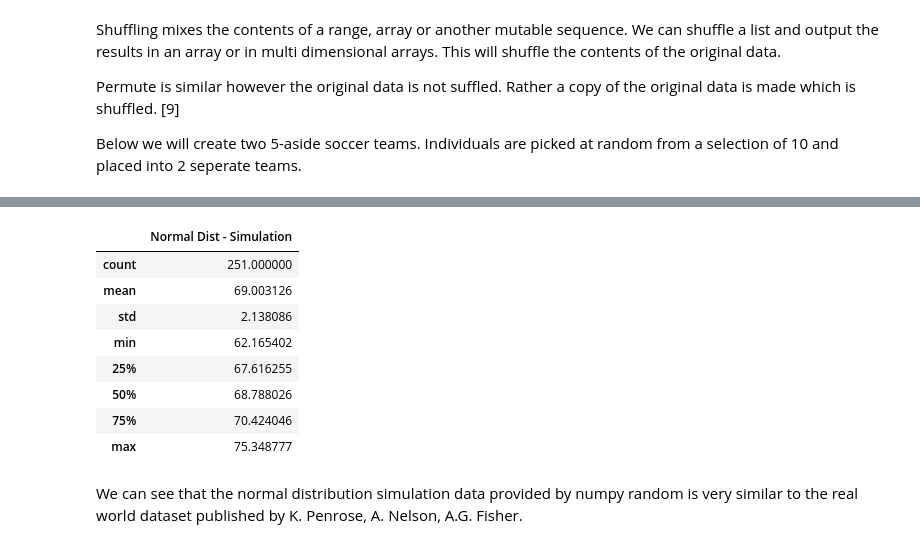
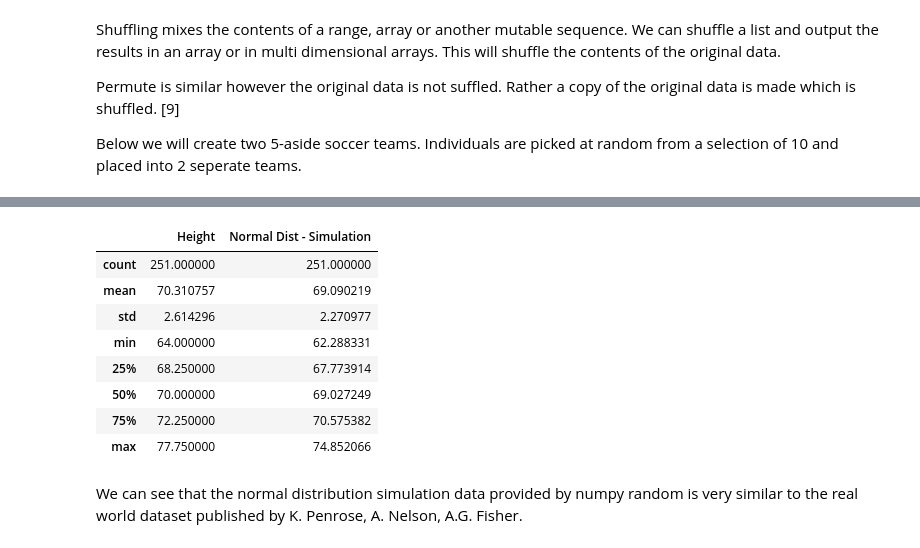
Before and after one commit to RYANCOX00/Prog_DA, a Jupyter notebook: Numpy_Random.ipynb, the cells around one changed output, grey strips where cells are left out. Saved outputs shown, nothing was run; the diff lists cells and outputs as text; code cells hidden in the pictures.

```diff
--- a/Numpy_Random.ipynb
+++ b/Numpy_Random.ipynb
@@ -237,19 +233,21 @@ height.describe()
 # %%
 # Storing the random stimulated data in a dataframe and labelling.
-df_describe = pd.DataFrame(normal)
-df_describe.columns =['Normal Dist - Simulation']
-
-# Running summary data for the stimulated data.
-df_describe.describe()
+normal_df = pd.DataFrame(normal)
+normal_df.columns =['Normal Dist - Simulation']
-# %% [output]
-|  | Normal Dist - Simulation |
-| count | 251.000000 |
-| mean | 69.003126 |
-| std | 2.138086 |
-| min | 62.165402 |
-| 25% | 67.616255 |
-| 50% | 68.788026 |
-| 75% | 70.424046 |
-| max | 75.348777 |
-# %% [markdown]
-We can see that the normal distribution simulation data provided by numpy random is very similar to the real world dataset published by K. Penrose, A. Nelson, A.G. Fisher.
+# %%
+# Running summary data for the stimulated data.
+normal_sum= normal_df.describe()
+# %%
+height_sum.join(normal_sum)
+# %% [output]
+|  | Height | Normal Dist - Simulation |
+| count | 251.000000 | 251.000000 |
+| mean | 70.310757 | 69.090219 |
+| std | 2.614296 | 2.270977 |
+| min | 64.000000 | 62.288331 |
+| 25% | 68.250000 | 67.773914 |
+| 50% | 70.000000 | 69.027249 |
+| 75% | 72.250000 | 70.575382 |
+| max | 77.750000 | 74.852066 |
+# %% [markdown]
+We can see that the normal distribution simulation data provided by numpy random is very similar to the real world dataset published by K. Penrose, A. Nelson, A.G. Fisher.
```
Also changed, not shown: parts of 24 cells of this notebook.
